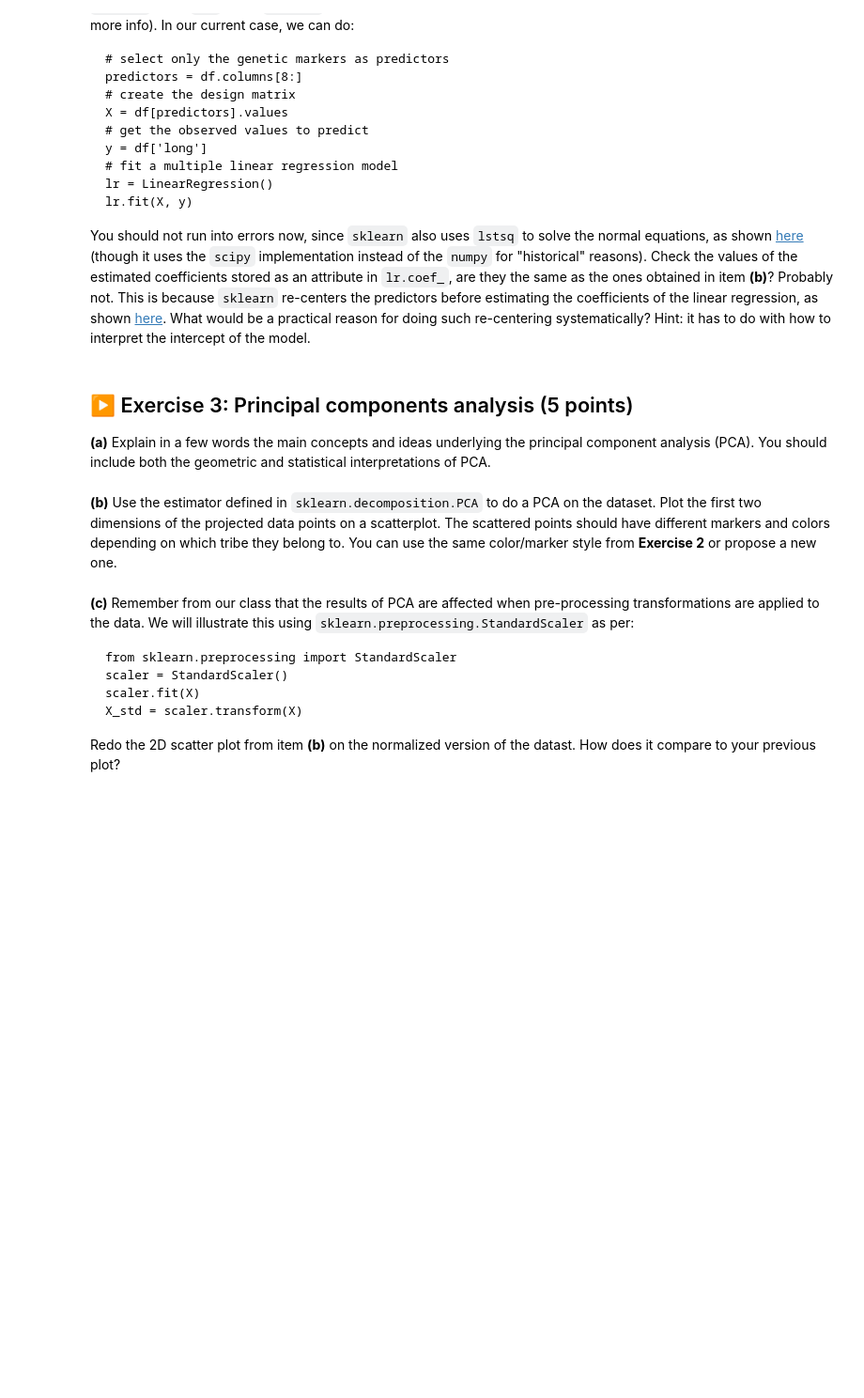
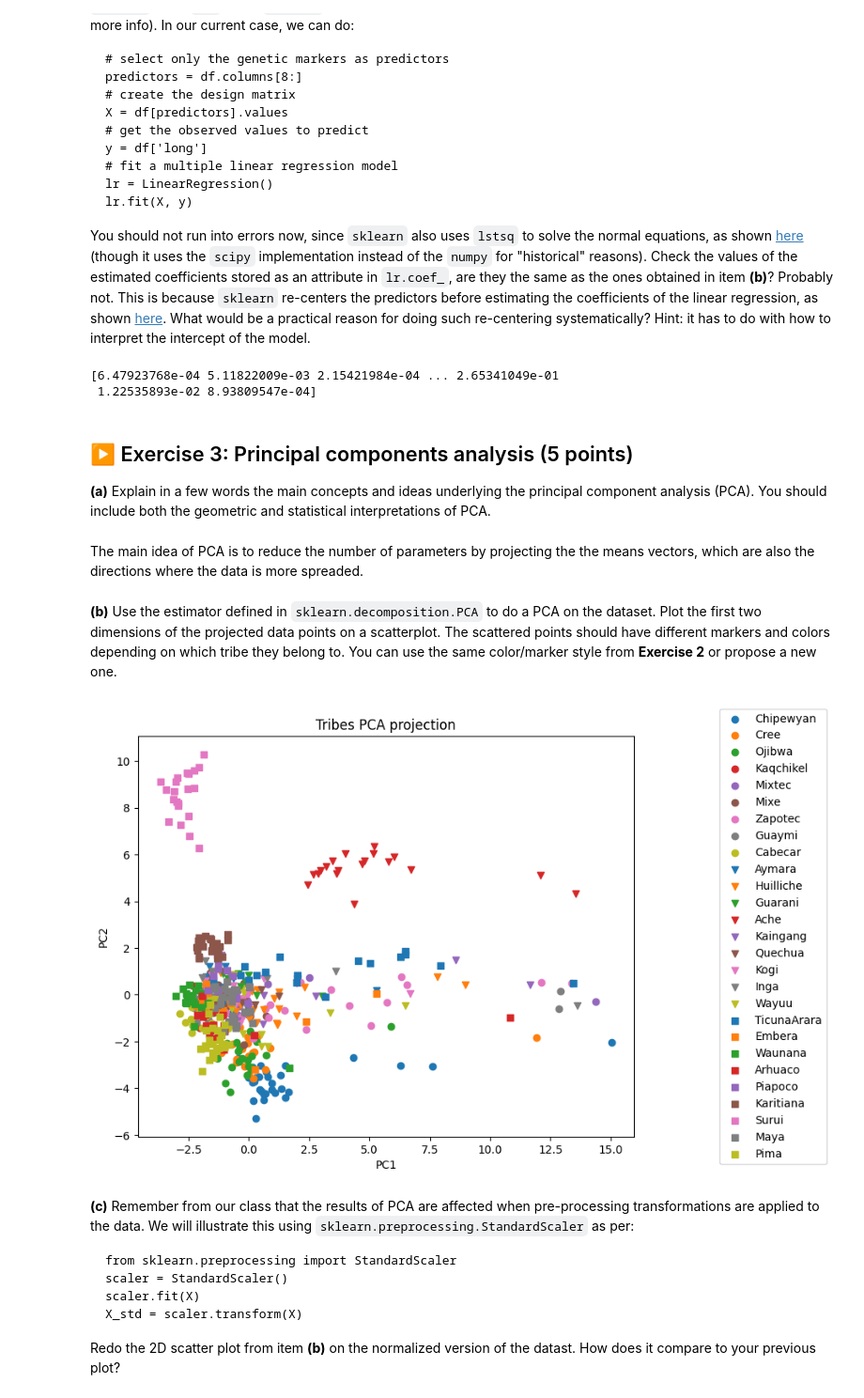
Before and after one commit to AlexGouret/ISLA, a Jupyter notebook: TP2.ipynb, the cells around one changed output. Shown at 94% size. Cells and saved outputs as stored; diff of their text form; code cells hidden in the pictures; blank space fills up the shorter version.

````diff
--- a/TP2.ipynb
+++ b/TP2.ipynb
@@ -194,12 +195,60 @@ lr.fit(X, y)
 ```
 
 You should not run into errors now, since `sklearn` also uses `lstsq` to solve the normal equations, as shown [here](https://github.com/scikit-learn/scikit-learn/blob/d666202a9349893c1bd106cc9ee0ff0a807c7cf3/sklearn/linear_model/_base.py#L682) (though it uses the `scipy` implementation instead of the `numpy` for "historical" reasons). Check the values of the estimated coefficients stored as an attribute in `lr.coef_`, are they the same as the ones obtained in item **(b)**? Probably not. This is because `sklearn` re-centers the predictors before estimating the coefficients of the linear regression, as shown [here](https://github.com/scikit-learn/scikit-learn/blob/d666202a9349893c1bd106cc9ee0ff0a807c7cf3/sklearn/linear_model/_base.py#L622). What would be a practical reason for doing such re-centering systematically? Hint: it has to do with how to interpret the intercept of the model.
+# %%
+from sklearn.linear_model import LinearRegression
+#from sklearn.metrics import mean_squared_error
+
+# select only the genetic markers as predictors
+predictors = df.columns[8:]
+# create the design matrix
+X = df[predictors].values
+# get the observed values to predict
+y = df['long']
+# fit a multiple linear regression model
+lr = LinearRegression()
+model = lr.fit(X, y)
+
+
+absolute_diff = abs(model.coef_ - beta[0])
+print(absolute_diff)
+# %% [output]
+[6.47923768e-04 5.11822009e-03 2.15421984e-04 ... 2.65341049e-01
+ 1.22535893e-02 8.93809547e-04]
 # %% [markdown]
 ## ▶️ Exercise 3: Principal components analysis (5 points)
 
 **(a)** Explain in a few words the main concepts and ideas underlying the principal component analysis (PCA). You should include both the geometric and statistical interpretations of PCA.
+# %% [markdown]
+The main idea of PCA is to reduce the number of parameters by projecting the the means vectors, which are also the directions where the data is more spreaded.
 # %% [markdown]
 **(b)** Use the estimator defined in `sklearn.decomposition.PCA` to do a PCA on the dataset. Plot the first two dimensions of the projected data points on a scatterplot. The scattered points should have different markers and colors depending on which tribe they belong to. You can use the same color/marker style from **Exercise 2** or propose a new one.
+# %%
+from sklearn.decomposition import PCA
+
+pca = PCA(n_components=2)
+pca.fit(X)
+Z = pca.transform(X)
+
+marker_list = ['o', 'v', 's']
+colors_list = [f'C{i}' for i in range(9)]
+
+fig, ax = plt.subplots(figsize=(8.0, 6.5))
+for i, tribe in enumerate(gdf['Pop'].unique()):
+    subset = Z[tribes == tribe]
+    #members_tribe = gdf[gdf['Pop'] == tribe]
+    ax.scatter(subset[:,0], subset[:,1],
+               marker=marker_list[i//9],
+               color=colors_list[i%9], label=tribe)
+
+ax.legend(loc='center right', bbox_to_anchor=(1.4, 0.5))
+ax.set_title('Tribes PCA projection')
+ax.set_xlabel('PC1')
+ax.set_ylabel('PC2')
+fig.show()
+fig.show()
+# %% [output]
+[figure, added]
 # %% [markdown]
 **(c)** Remember from our class that the results of PCA are affected when pre-processing transformations are applied to the data. We will illustrate this using `sklearn.preprocessing.StandardScaler` as per:
 ```
````
Also changed, not shown: parts of 5 cells of this notebook.
